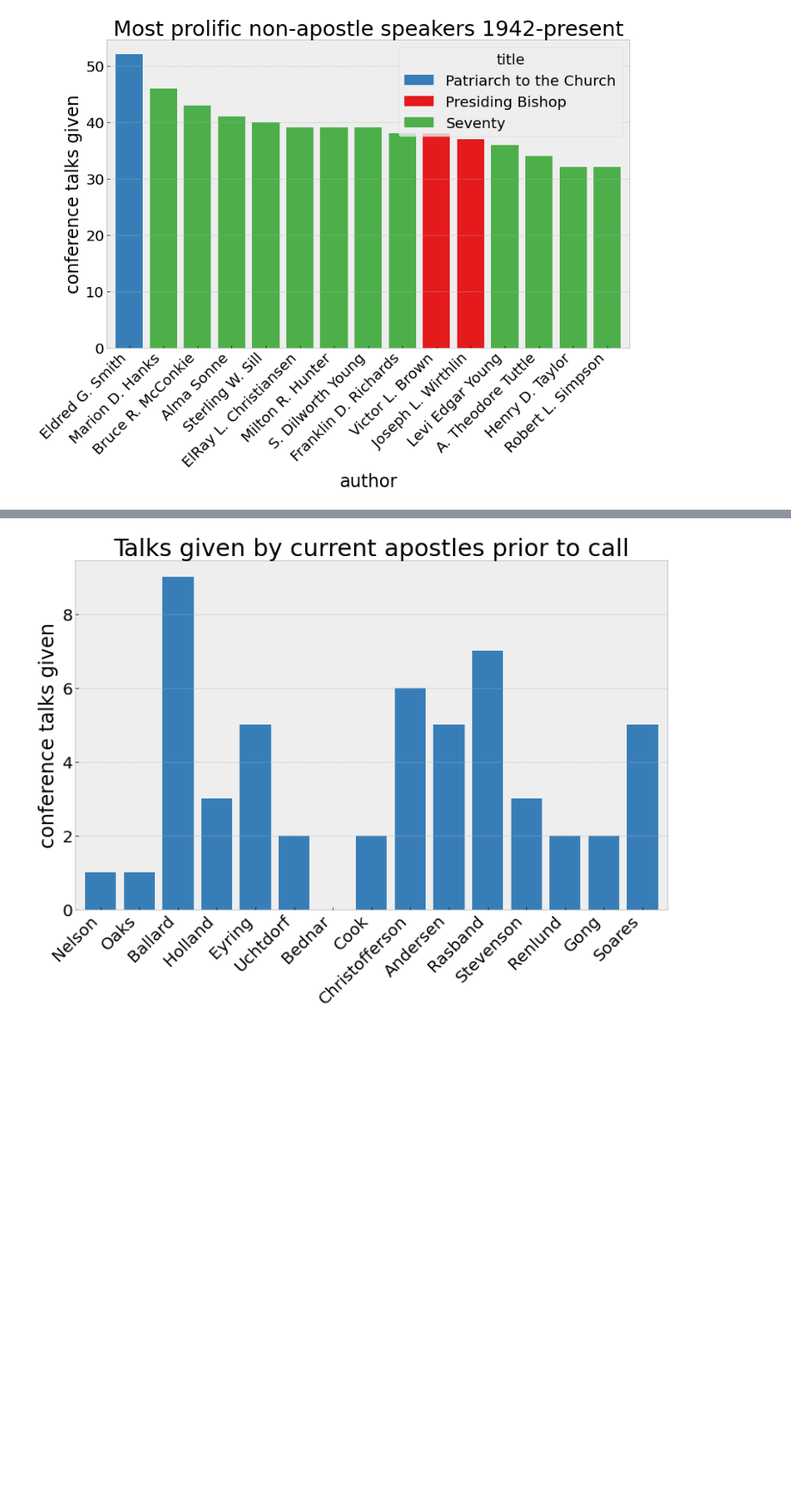
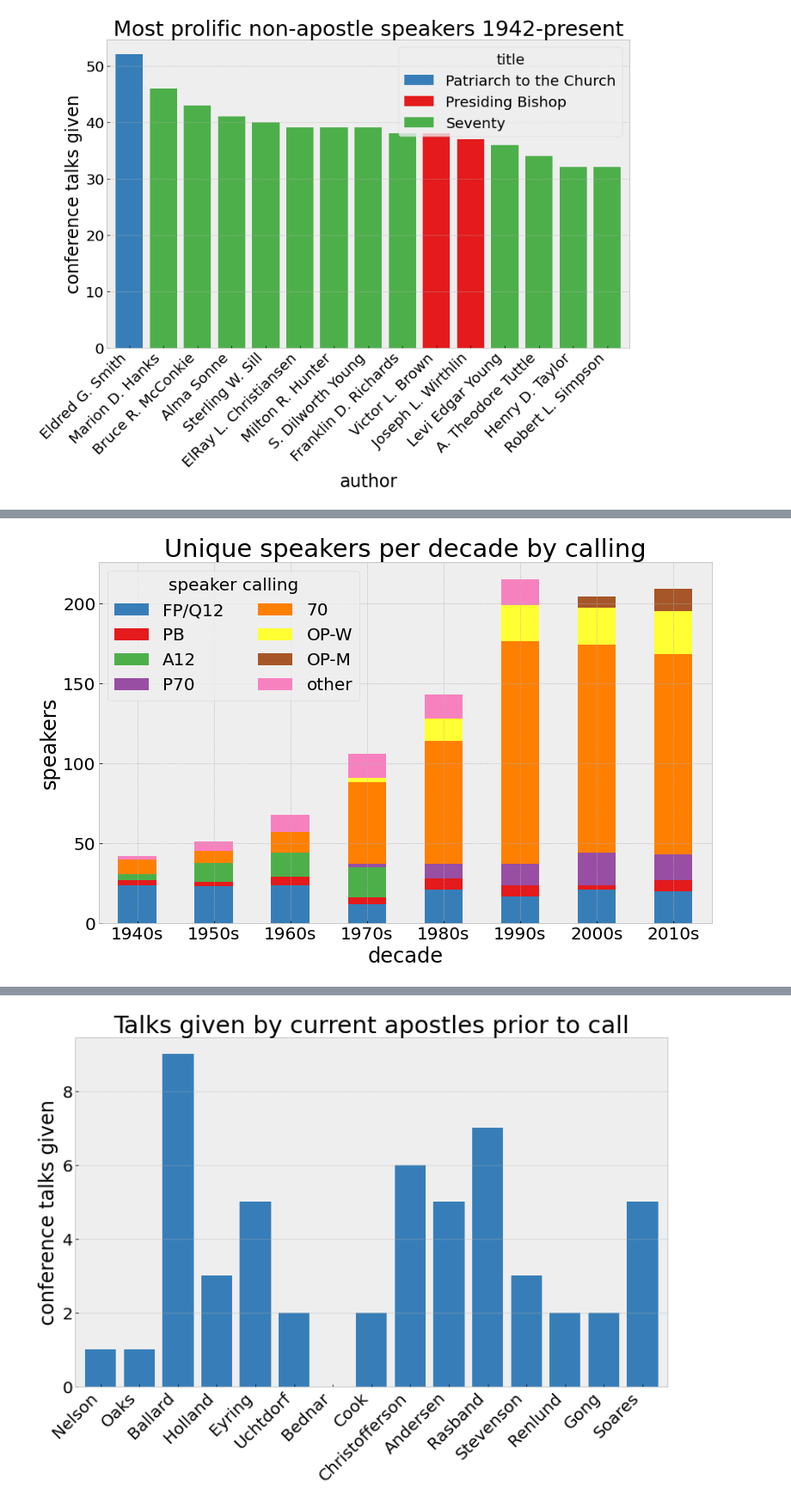
Before and after one commit to qhspencer/lds-data-analysis, a Jupyter notebook: General Stats.ipynb, the cells around one changed output, grey strips where cells are left out. Shown at 86% size. Drawn from its saved outputs; the diff is of its cells as text; code cells hidden in the pictures; blank space fills up the shorter version.

```diff
--- a/General Stats.ipynb
+++ b/General Stats.ipynb
@@ -152,0 +158,31 @@ pl.grid(axis='x')
+# %%
+titles = talks_only['author_title'].drop_duplicates().to_frame()
+titles['category'] = 'other'
+titles.loc[titles['author_title'].str.contains('Seventy'), 'category'] = '70'
+titles.loc[titles['author_title'].str.contains('Seventy') &
+           titles['author_title'].str.contains('Presidency'), 'category'] = 'P70'
+titles.loc[titles['author_title'].str.contains('Apostle'), 'category'] = 'FP/Q12'
+titles.loc[titles['author_title'].str.contains('Bishop'), 'category'] = 'PB'
+titles.loc[titles['author_title'].str.contains('First Pres'), 'category'] = 'FP/Q12'
+titles.loc[titles['author_title'].str.contains('Assistant'), 'category'] = 'A12'
+titles.loc[titles['author_title'].str.contains('President of the Church'), 'category'] = 'FP/Q12'
+titles.loc[titles['author_title'].str.contains('Relief'), 'category'] = 'OP-W'
+titles.loc[titles['author_title'].str.contains('Young Women'), 'category'] = 'OP-W'
+titles.loc[titles['author_title'].str.contains('Primary'), 'category'] = 'OP-W'
+titles.loc[titles['author_title'].str.contains('Sunday'), 'category'] = 'OP-M'
+titles.loc[titles['author_title'].str.contains('Young Men'), 'category'] = 'OP-M'
+title_category_dict = titles.set_index('author_title')['category'].to_dict()
+
+atd = talks_only.replace({'author_title': title_category_dict})[['decade', 'author_title', 'author']].drop_duplicates()
+uspd_ = atd.groupby(['decade', 'author_title']).size().to_frame('count').reset_index()
+uspd = uspd_.pivot(index='decade', columns='author_title', values='count').fillna(0).astype(int)
+uspd.index = uspd.index.year-5
+uspd.index = [str(val)+'s' for val in uspd.index]
+uspd[['FP/Q12', 'PB', 'A12', 'P70', '70', 'OP-W', 'OP-M', 'other']][:-1].plot.bar(
+    stacked=True, rot=0, width=0.5,
+    title='Unique speakers per decade by calling',
+    xlabel='decade',
+    ylabel='speakers')
+_ = pl.legend(title='speaker calling', ncol=2)
+# %% [output]
+[figure, added]
```
Also changed, not shown: parts of 10 cells of this notebook.
